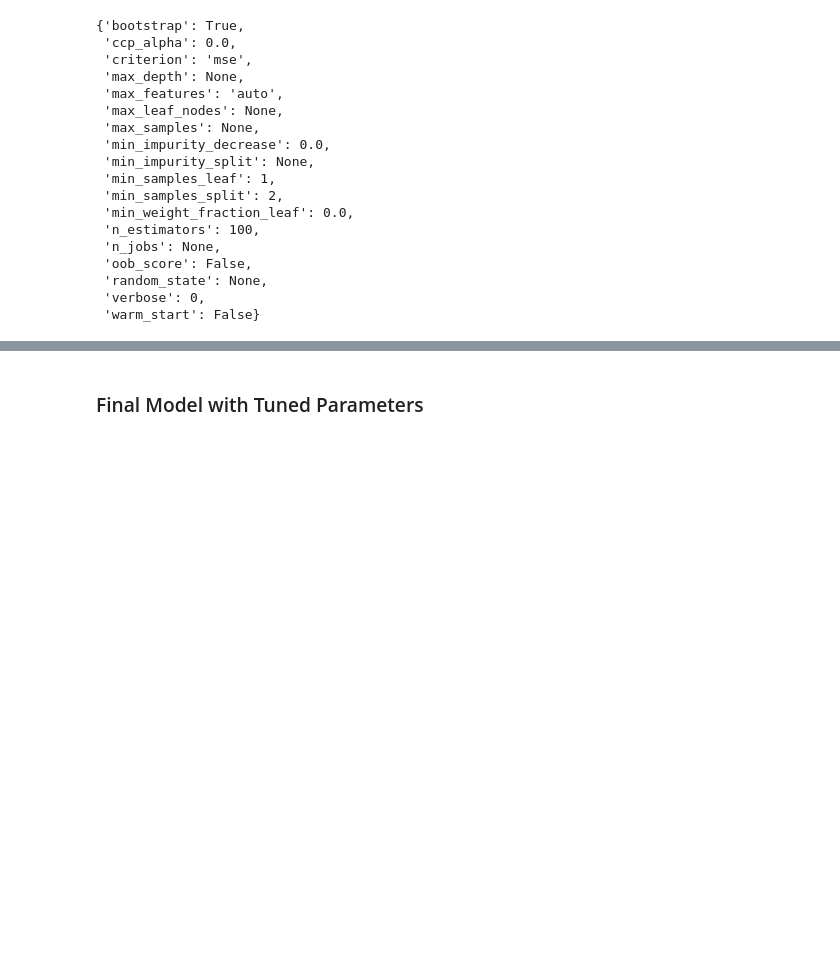
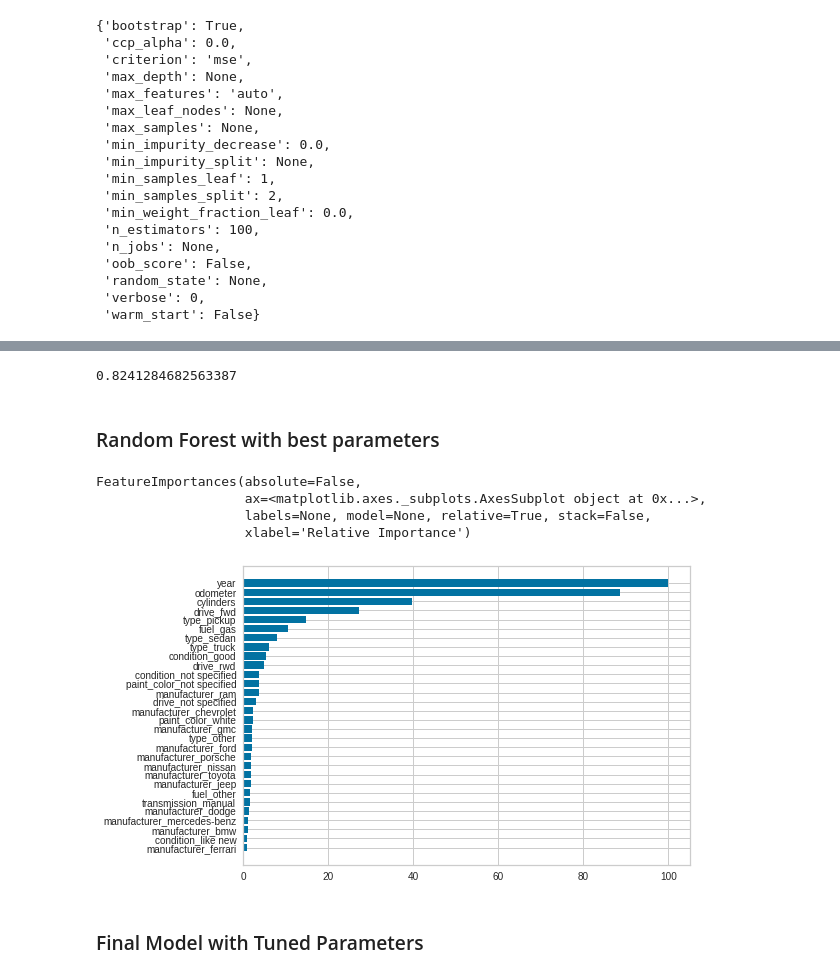
Before and after one commit to Dearsu520/automotive-modeling-project, a Jupyter notebook: Model/Price_Prediction_RandomForest_Model.ipynb, the cells around one changed output, grey strips where cells are left out. Saved outputs shown, nothing was run; the diff lists cells and outputs as text; code cells hidden in the pictures; blank space fills up the shorter version.

```diff
--- a/Model/Price_Prediction_RandomForest_Model.ipynb
+++ b/Model/Price_Prediction_RandomForest_Model.ipynb
@@ -835,0 +932,25 @@ df_rf_train_selected
+# %%
+# Create the parameter grid based on the results of random search
+param_grid = {
+    'bootstrap': [True],
+    'max_features': [2, 3],
+    'min_samples_leaf': [3, 4, 5],
+    'n_estimators': [100, 200, 300]
+}
+# Create a based model
+rf = RandomForestRegressor()
+# Instantiate the grid search model
+grid_search = GridSearchCV(estimator = rf, param_grid = param_grid,
+                          cv = 3, verbose = 4)
+# %%
+ selected_columns_30 = ['year', 'cylinders', 'odometer', 'fuel_gas', 'drive_fwd',
+                                 'paint_color_not specified', 'manufacturer_ram', 'drive_rwd',
+                                 'condition_not specified', 'condition_good', 'type_truck', 'fuel_other',
+                                 'manufacturer_ford', 'manufacturer_toyota', 'drive_not specified', 'manufacturer_porsche',
+                                 'type_other', 'manufacturer_chevrolet', 'type_pickup', 'type_sedan', 'manufacturer_ferrari',
+                                 'paint_color_white', 'manufacturer_jeep', 'manufacturer_dodge', 'transmission_manual',
+                                 'manufacturer_gmc', 'condition_like new', 'manufacturer_mercedes-benz', 'manufacturer_bmw', 'manufacturer_nissan']
+
+df_rf_train_selected = df_train[selected_columns_30]
+df_rf_test_selected = df_test[selected_columns_30]
+df_rf_train_selected
@@ -835,0 +971,5 @@ df_rf_train_selected
+# %%
+# Fit the grid search to the data
+# grid_search.fit(df_rfe_selected_train, y_train)
+grid_search.fit(df_rf_train_selected, y_train)
+grid_search.best_params_
@@ -836,2 +1011,26 @@ df_rf_train_selected
+# %%
+grid_search.best_score_
+# %% [output]
+0.8241284682563387
+# %% [markdown]
+### Random Forest with best parameters
+# %%
+rf = RandomForestRegressor(bootstrap= True,
+                           max_features= 3,
+                           min_samples_leaf= 3,
+                           n_estimators= 300)
+# %%
+from yellowbrick.datasets import load_occupancy
+from yellowbrick.features import FeatureImportances
+
+visualizer = FeatureImportances(rf, xlabel="Relative Importance")
+visualizer.fit(df_rf_train_selected, y_train)
+visualizer
+# %% [output]
+FeatureImportances(absolute=False,
+                   ax=<matplotlib.axes._subplots.AxesSubplot object at 0x...>,
+                   labels=None, model=None, relative=True, stack=False,
+                   xlabel='Relative Importance')
+[figure, added]
 # %% [markdown]
 ### Final Model with Tuned Parameters
```
Also changed, not shown: parts of 27 cells of this notebook.
